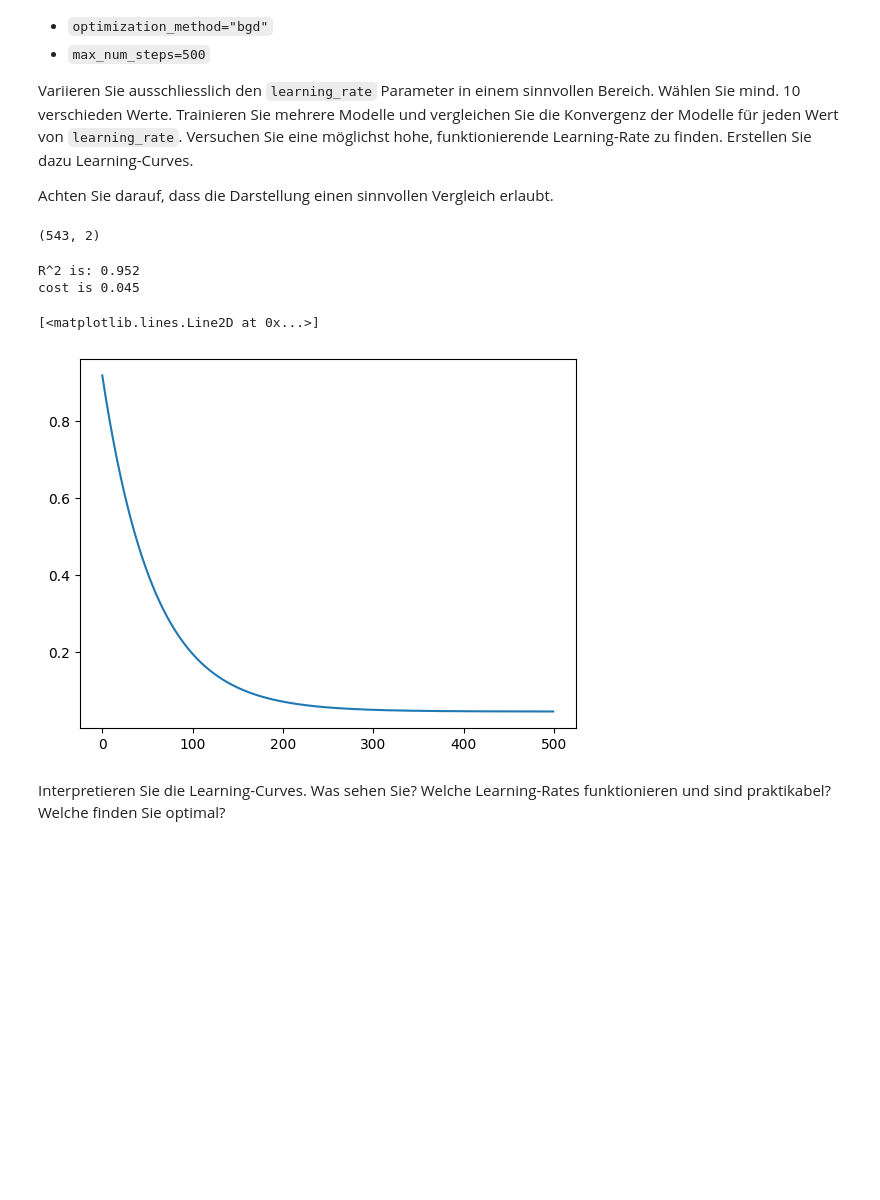
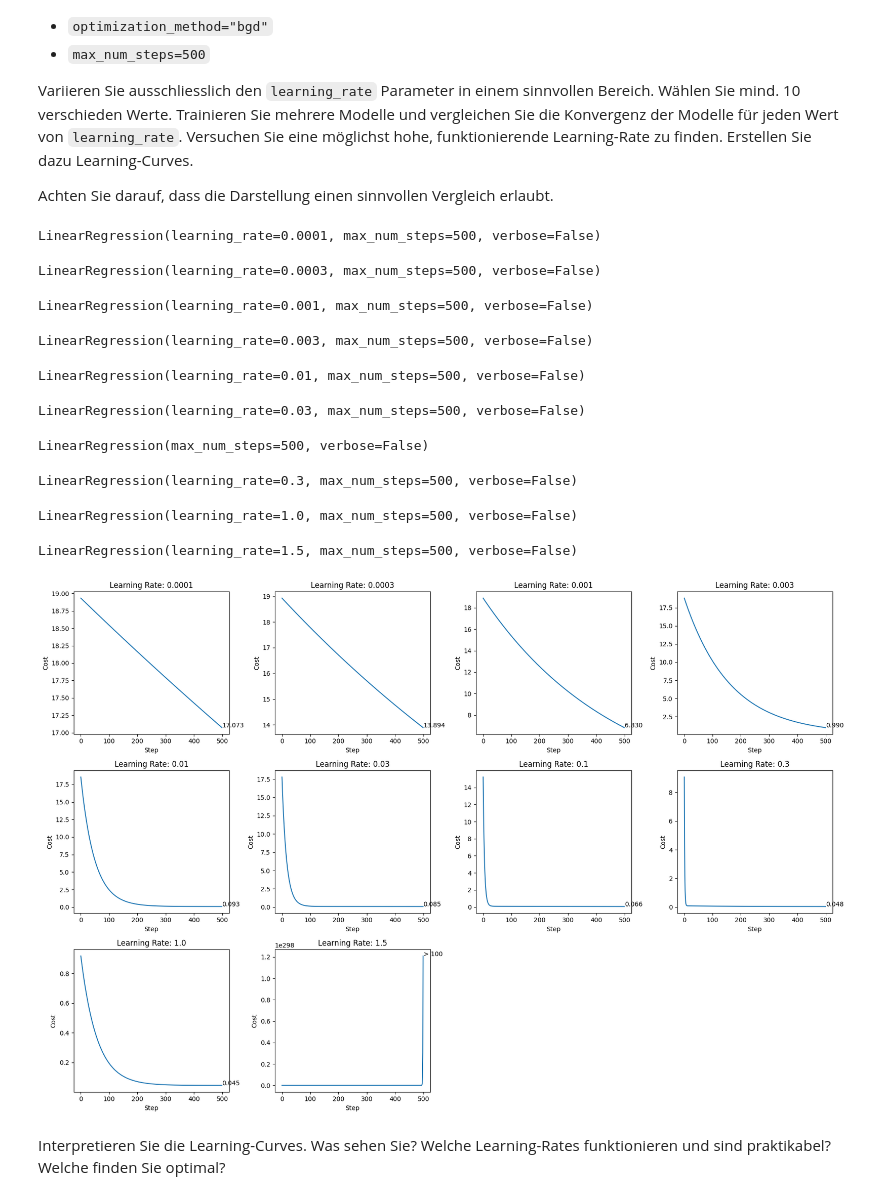
Before and after one commit to SeyaSchmassmann/ml, a Jupyter notebook: graded_assignments/graded01/graded01.ipynb, the cells around one changed output. Drawn from its saved outputs; the diff is of its cells as text; code cells hidden in the pictures; blank space fills up the shorter version.

```diff
--- a/graded_assignments/graded01/graded01.ipynb
+++ b/graded_assignments/graded01/graded01.ipynb
@@ -289,6 +292,8 @@ class LinearRegression(BaseEstimator):
 
         # Initialize weights with zeros
         self.w_ = np.zeros(X.shape[1] + 1)
+
+        self.history = []
 
         if self.verbose:
             progress_bar = tqdm(total=self.max_num_steps, desc="Gradient Descent")
@@ -685,20 +742,24 @@ from sklearn.preprocessing import StandardScaler
 
 df_heidelbeeren = pd.read_csv('heidelbeere_train.csv')
 
-lr = LinearRegression(epsilon=1e-3, max_num_steps=50000, learning_rate=0.1, optimization_method="sgd", alpha=0.0, verbose=True)
 
 X_train = df_heidelbeeren[['Samen', 'Fruchtmasse']]
 y_train = df_heidelbeeren['Ertrag'].values
 
 X_train = StandardScaler().fit(X_train).transform(X_train)
 
-print(X_train.shape)
 
-lr.fit(X_train, y_train)
+lr_sgd = LinearRegression(learning_rate=0.1, optimization_method="sgd", verbose=False)
+lr_sgd.fit(X_train, y_train)
+plt.plot(lr_sgd.history)
 
-print(f"R^2 is: {lr.score(X_train, y_train):.3f}")
-print(f"cost is {lr.cost(X_train, y_train):.3f}")
 
-# plot self.history (array of costs)
-plt.plot(lr.history)
+lr_bgd = LinearRegression(learning_rate=0.1, optimization_method="bgd", verbose=False)
+lr_bgd.fit(X_train, y_train)
+plt.plot(lr_bgd.history)
+
+plt.legend(["SGD", "BGD"])
+plt.title("Learning Curve: SGD vs BGD")
+plt.xlabel("Step")
+plt.ylabel("Cost")
 # %% [output]
@@ -728,32 +794,52 @@ Achten Sie darauf, dass die Darstellung einen sinnvollen Vergleich erlaubt.
 # %%
 import pandas as pd
 import matplotlib.pyplot as plt
 from sklearn.preprocessing import StandardScaler
 
 df_heidelbeeren = pd.read_csv('heidelbeere_train.csv')
 
-lr = LinearRegression(epsilon=-1, max_num_steps=500, learning_rate=1, optimization_method="bgd", alpha=0.0, verbose=True)
+learning_rates = [ 0.0001, 0.0003, 0.001, 0.003, 0.01, 0.03, 0.1, 0.3, 1.0, 1.5 ]
 
 X_train = df_heidelbeeren[['Samen', 'Fruchtmasse']]
 y_train = df_heidelbeeren['Ertrag'].values
 
 X_train = StandardScaler().fit(X_train).transform(X_train)
 
-print(X_train.shape)
+fig, axs = plt.subplots(nrows=3, ncols=4, figsize=(18, 12))
 
-lr.fit(X_train, y_train)
+for index, learning_rate in enumerate(learning_rates):
+    lr = LinearRegression(epsilon=-1, max_num_steps=500, learning_rate=learning_rate, optimization_method="bgd", alpha=0.0, verbose=False)
 
-print(f"R^2 is: {lr.score(X_train, y_train):.3f}")
-print(f"cost is {lr.cost(X_train, y_train):.3f}")
+    lr.fit(X_train, y_train)
 
-# plot self.history (array of costs)
-plt.plot(lr.history)
+    row = index // 4
+    col = index % 4
+
+    _ = axs[row, col].plot(lr.history)
+    _ = axs[row, col].set_title(f"Learning Rate: {learning_rate}")
+    _ = axs[row, col].set_xlabel("Step")
+    _ = axs[row, col].set_ylabel("Cost")
+    # tbd add label for x[500]
+    _ = axs[row, col].text(500, lr.history[499], f"{lr.history[499]:.3f}" if lr.history[499] < 100 else "> 100")
+
+
+axs[2, 2].remove()
+axs[2, 3].remove()
+
+fig.tight_layout()
+fig.show()
 # %% [output]
-(543, 2)
+LinearRegression(learning_rate=0.0001, max_num_steps=500, verbose=False)
-R^2 is: 0.952
-cost is 0.045
+LinearRegression(learning_rate=0.0003, max_num_steps=500, verbose=False)
-[<matplotlib.lines.Line2D at 0x...>]
+LinearRegression(learning_rate=0.001, max_num_steps=500, verbose=False)
+LinearRegression(learning_rate=0.003, max_num_steps=500, verbose=False)
+LinearRegression(learning_rate=0.01, max_num_steps=500, verbose=False)
+LinearRegression(learning_rate=0.03, max_num_steps=500, verbose=False)
+LinearRegression(max_num_steps=500, verbose=False)
+LinearRegression(learning_rate=0.3, max_num_steps=500, verbose=False)
+LinearRegression(learning_rate=1.0, max_num_steps=500, verbose=False)
+LinearRegression(learning_rate=1.5, max_num_steps=500, verbose=False)
-[figure, old version]
+[figure, new version]
 # %% [markdown]
 Interpretieren Sie die Learning-Curves. Was sehen Sie? Welche Learning-Rates funktionieren und sind praktikabel? Welche finden Sie optimal?
 # %% [markdown]
```
Also changed, not shown: parts of 11 cells of this notebook.
